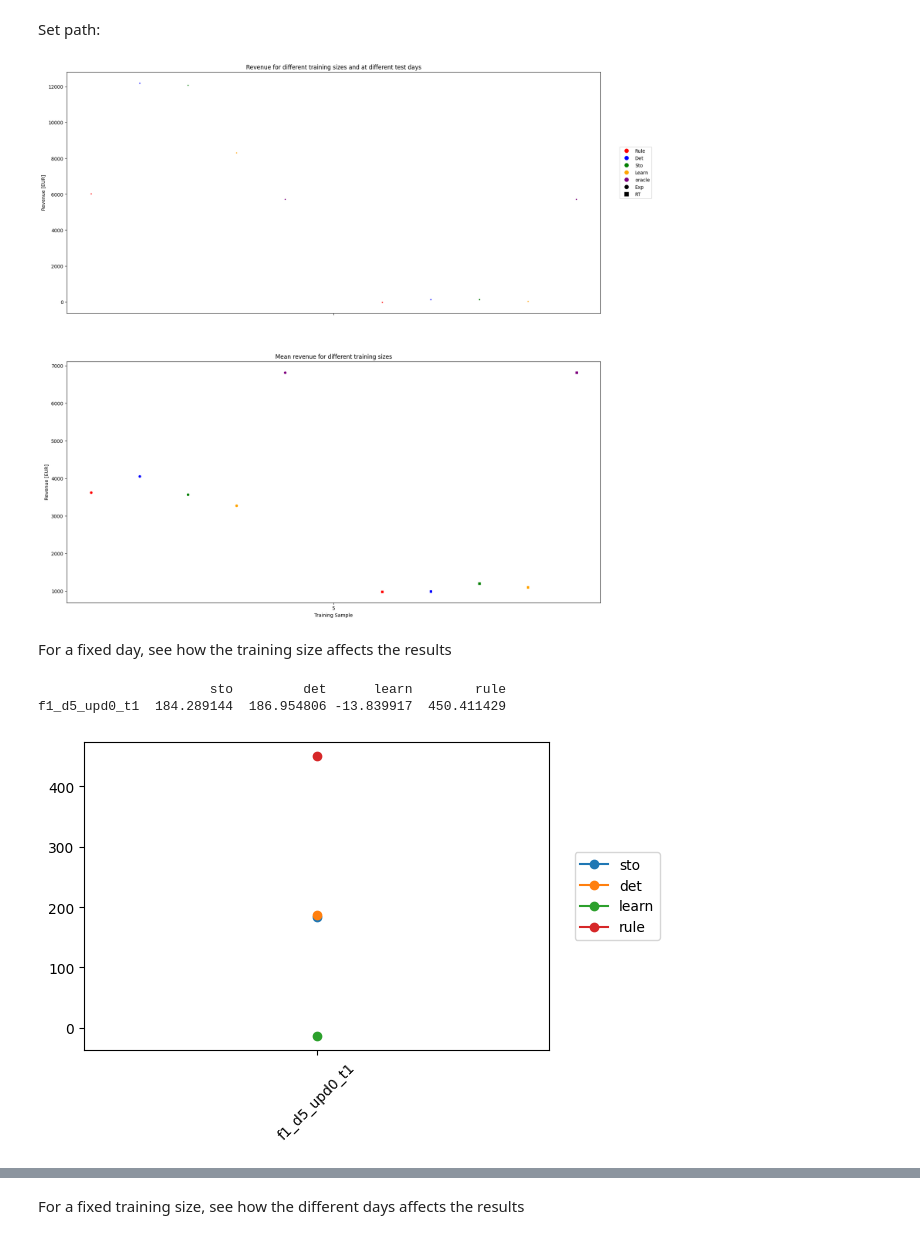
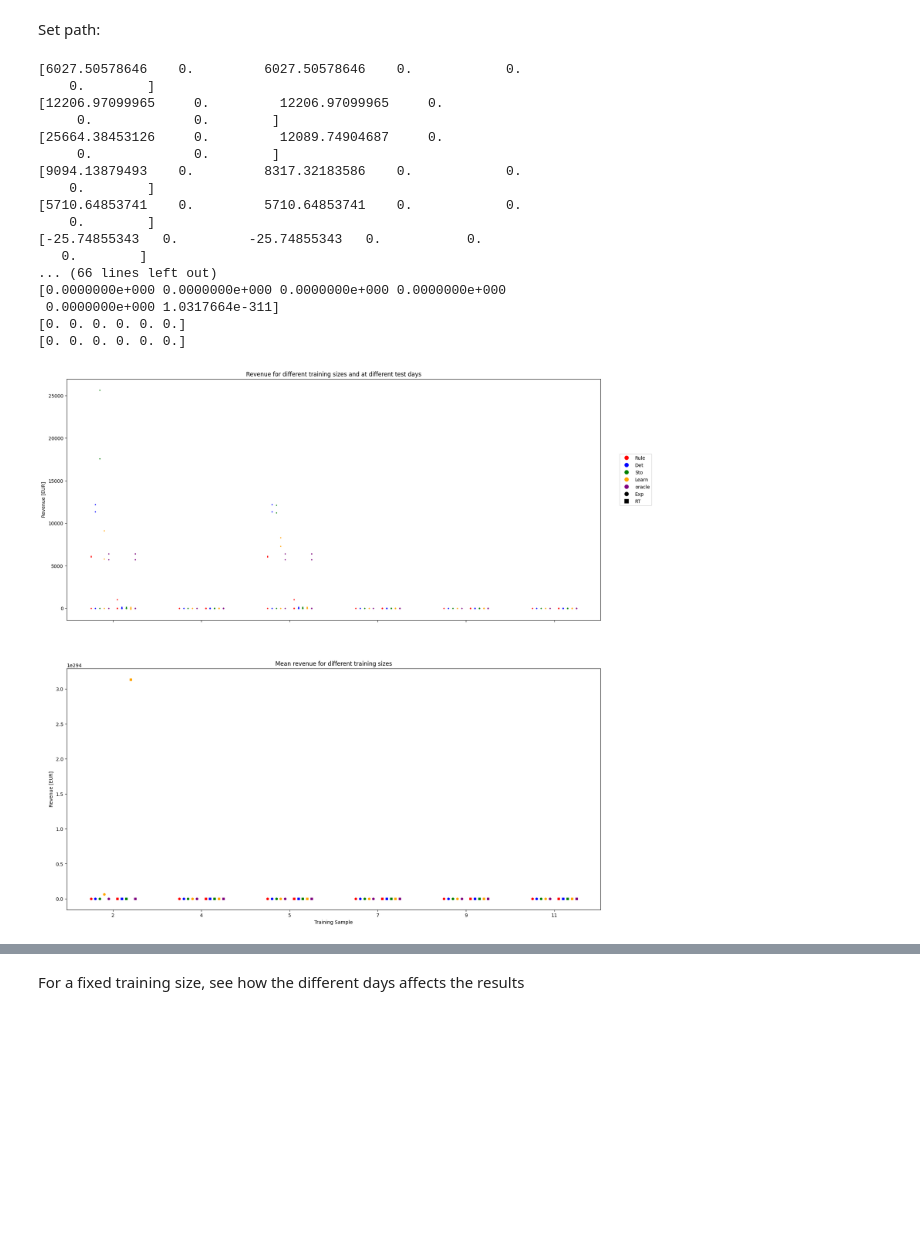
Before and after one commit to junesooshin/lightenup, a Jupyter notebook: Model and Result Examination/Model Comparison.ipynb, the cells around one changed output, grey strips where cells are left out. Cells and saved outputs as stored; diff of their text form; code cells hidden in the pictures; blank space fills up the shorter version.

Commit message:
include forecast in training

```diff
--- a/Model and Result Examination/Model Comparison.ipynb
+++ b/Model and Result Examination/Model Comparison.ipynb
@@ -16,15 +16,32 @@ Set path:
 desktop_path = os.path.expanduser("~/Desktop")
 #os.chdir(desktop_path+'\DTU MSc\MSc thesis\git\lightenup')
 os.chdir(desktop_path+'\Thesis')
-current_directory = os.getcwd() # Jupyter file take the current directory as where the jupyter file is located. Different than a .py file...
+Add_on_path = '\\Results\\f1_d5_GA\\Training d2-d11\\'
+Add_on_path = "\\Results\\"
+current_directory = os.getcwd()  # Jupyter file take the current directory as where the jupyter file is located. Different than a .py file...
 # %%
-df_Exp_rev = json_to_df(current_directory + '\\Results\\f1_d5_GA\\Training d2-d11\\' + 'Exp_revenue.json')
-df_RT_rev = json_to_df(current_directory + '\\Results\\f1_d5_GA\\Training d2-d11\\' + 'RT_revenue.json')
+df_Exp_rev = json_to_df(current_directory + Add_on_path +  'Exp_revenue.json')
+df_RT_rev = json_to_df(current_directory + Add_on_path + 'RT_revenue.json')
 # %%
-SampleSizes = [5]
+SampleSizes = [2,4,5,7,9,11]
 Array = Create_Array_from_Rev(df_Exp_rev,df_RT_rev,NumForecasts=1, SampleSizes=SampleSizes)
 plot_Revenue_Test(Array,SampleSizes)
 # %% [output]
+[6027.50578646    0.         6027.50578646    0.            0.
+    0.        ]
+[12206.97099965     0.         12206.97099965     0.
+     0.             0.        ]
+[25664.38453126     0.         12089.74904687     0.
+     0.             0.        ]
+[9094.13879493    0.         8317.32183586    0.            0.
+    0.        ]
+[5710.64853741    0.         5710.64853741    0.            0.
+    0.        ]
+[-25.74855343   0.         -25.74855343   0.           0.
+   0.        ]
+... (66 lines left out)
+[0.0000000e+000 0.0000000e+000 0.0000000e+000 0.0000000e+000
+ 0.0000000e+000 1.0317664e-311]
+[0. 0. 0. 0. 0. 0.]
+[0. 0. 0. 0. 0. 0.]
-[figure, old version]
+[figure, new version]
-# %% [markdown]
-For a fixed day, see how the training size affects the results
@@ -42,11 +47,0 @@ plt.show()
-# %%
-print(df_RT_rev[fixd0].T)
-plt.figure(figsize=(6,4))
-plt.plot(df_RT_rev[fixd0].T, 'o-')
-plt.xticks(rotation = 45)
-plt.legend(['sto', 'det', 'learn', 'rule'], bbox_to_anchor=(1.04, 0.5), loc="center left")
-plt.show()
-# %% [output]
-                      sto         det      learn        rule
-f1_d5_upd0_t1  184.289144  186.954806 -13.839917  450.411429
-[figure, removed]
```
Also changed, not shown: parts of 19 cells of this notebook, 16 other files.
